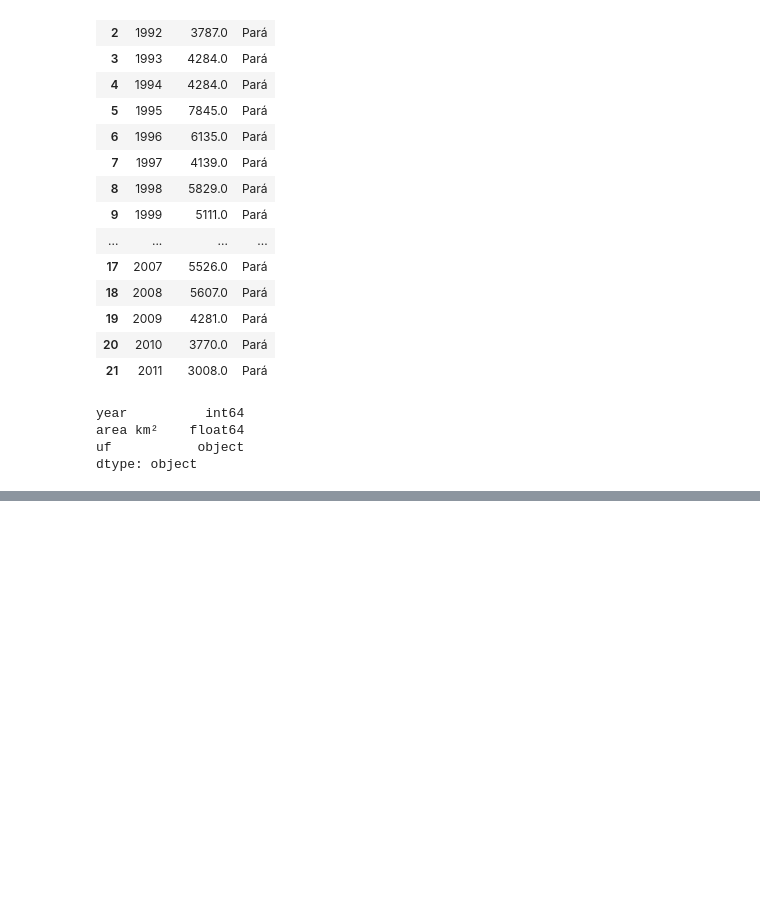
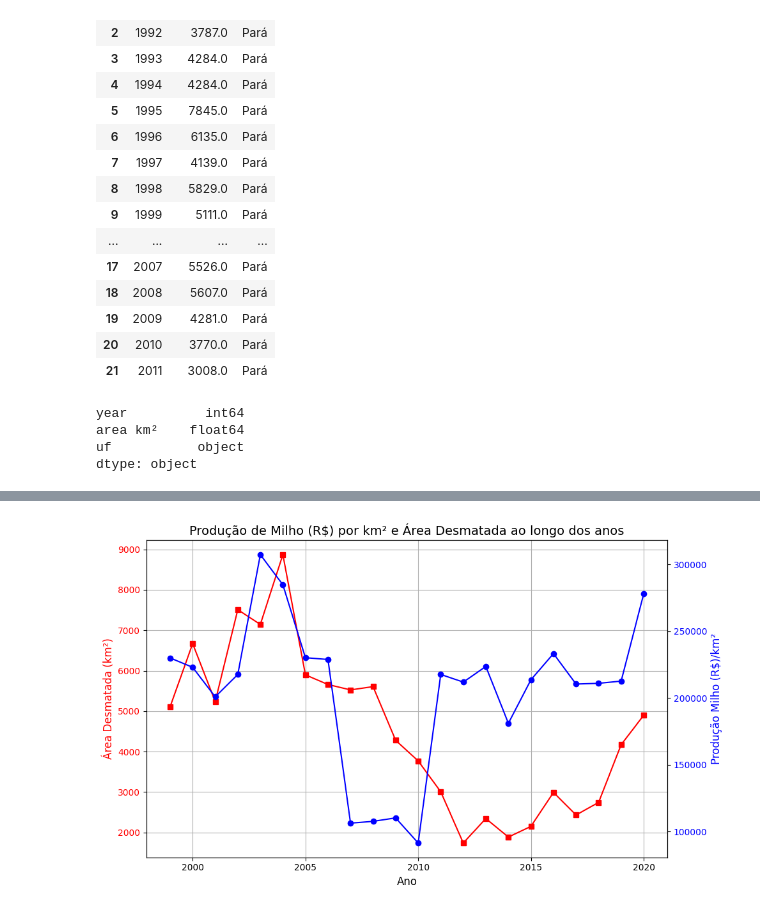
Before and after one commit to LABSensing/LabSesing-case-study, a Jupyter notebook: Impacto-Produção de Milho(R$)-Desmatamento-Pará/index.ipynb, the cells around one changed output, grey strips where cells are left out. Saved outputs shown, nothing was run; the diff lists cells and outputs as text; code cells hidden in the pictures; blank space fills up the shorter version.

```diff
--- a/Impacto-Produção de Milho(R$)-Desmatamento-Pará/index.ipynb
+++ b/Impacto-Produção de Milho(R$)-Desmatamento-Pará/index.ipynb
@@ -235,0 +419,28 @@ Arquivo 'Produção de Milho(R$)-km + desmatamento' foi gerado com sucesso.
+# %%
+# Criando a figura e os eixos
+fig, ax1 = plt.subplots(figsize=(10, 6))
+
+# Plotando o desmatamento (área km²) no eixo esquerdo
+ax1.plot(df_producao_milho_rs_para_km['year'], df_producao_milho_rs_para_km['area km²'],
+         marker='s', linestyle='-', color='r', label="Área Desmatada (km²)")
+ax1.set_xlabel("Ano", fontsize=12)
+ax1.set_ylabel("Área Desmatada (km²)", fontsize=12, color='r')
+ax1.tick_params(axis='y', labelcolor='r')
+
+# Criando um segundo eixo Y para a produção de milho
+ax2 = ax1.twinx()
+ax2.plot(df_producao_milho_rs_para_km['year'], df_producao_milho_rs_para_km['Produção Milho (R$)/km²'],
+         marker='o', linestyle='-', color='b', label="Produção Milho (R$)/km²")
+ax2.set_ylabel("Produção Milho (R$)/km²", fontsize=12, color='b')
+ax2.tick_params(axis='y', labelcolor='b')
+
+# Adicionando o título e a grade
+plt.title("Produção de Milho (R$) por km² e Área Desmatada ao longo dos anos", fontsize=14)
+ax1.grid(True)
+
+# Exibindo o gráfico
+plt.xticks(rotation=45)
+plt.tight_layout()
+plt.show()
+# %% [output]
+[figure, added]
```
Also changed, not shown: parts of 14 cells of this notebook, 1 other file.
